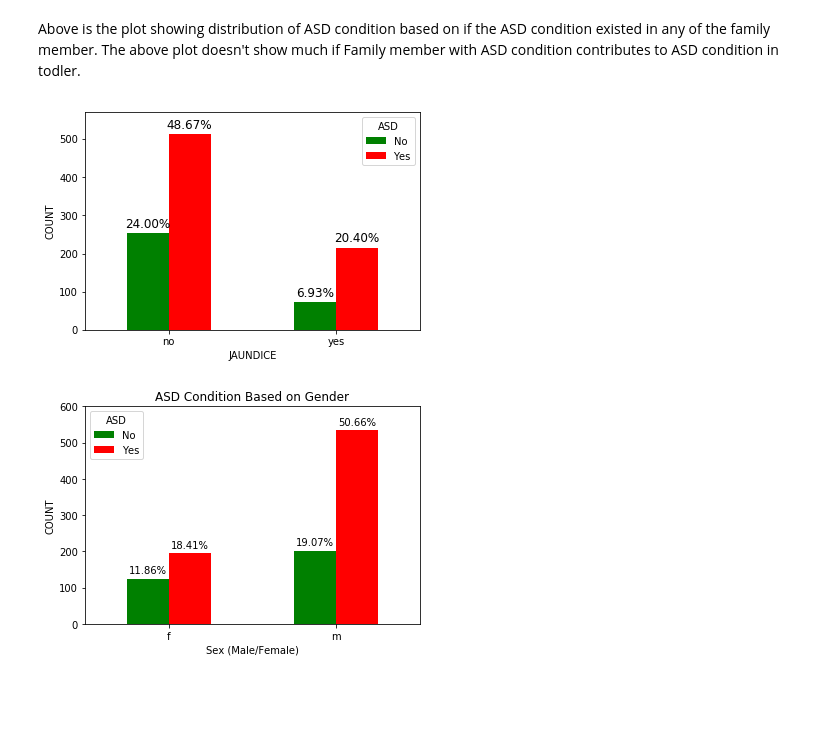
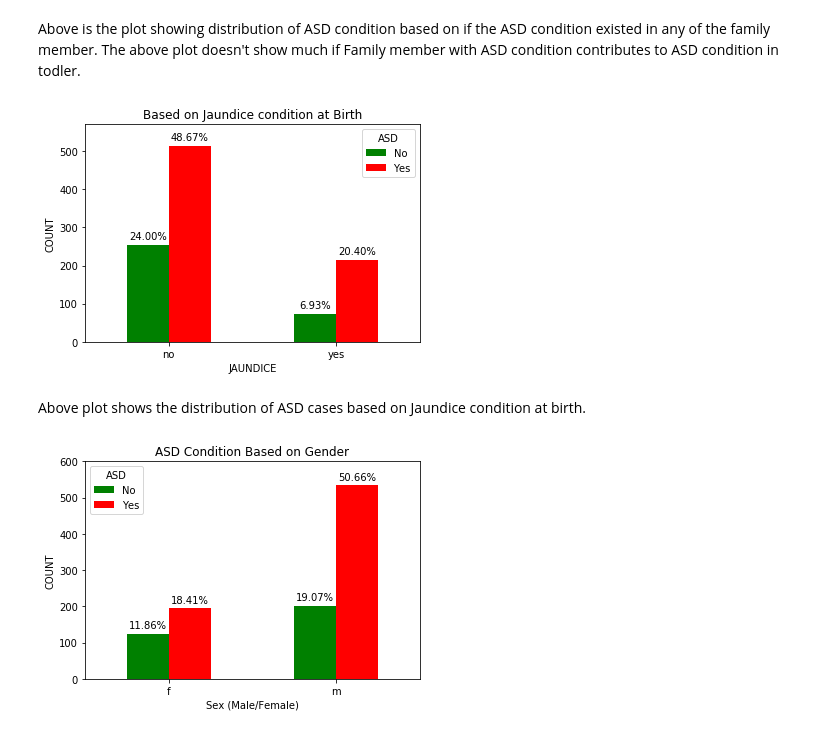
Before and after one commit to rajpragit/capstone, a Jupyter notebook: proj1/toddler-autism-model.ipynb, the cells around one changed output. Cells and saved outputs as stored; diff of their text form; code cells hidden in the pictures; blank space fills up the shorter version.

```diff
--- a/proj1/toddler-autism-model.ipynb
+++ b/proj1/toddler-autism-model.ipynb
@@ -176,22 +176,25 @@ Above is the plot showing distribution of ASD condition based on if the ASD cond
 # %%
 #pd.crosstab(data.ASD, data.Jaundice).plot(kind='bar')
 ax=pd.crosstab(data.Jaundice, data.ASD).plot(kind='bar', stacked=False, color=['green','red'], grid=False)
 #ct=pd.crosstab(data.Jaundice, data.ASD)
 #print(ct)
 plt.ylabel("COUNT", fontsize=10)
 plt.xlabel("JAUNDICE", fontsize=10)
+ax.set_title("Based on Jaundice condition at Birth", fontsize=12)
 plt.ylim(0, 570)
 for p in ax.patches:
     height = p.get_height()
     #print(height)
     ax.text(p.get_x()+p.get_width()/2.,
     height + 15,
     '{:1.2f}%'.format(height/total*100) ,
-    ha="center", fontsize=12)
+    ha="center", fontsize=10)
 ax.set_xticklabels(ax.get_xticklabels(), rotation=0, ha="center", fontsize=10)
 plt.show()
 # %% [output]
-[figure, old version]
+[figure, new version]
+# %% [markdown]
+Above plot shows the distribution of ASD cases based on Jaundice condition at birth.
 # %%
 ax=pd.crosstab(data.Sex, data.ASD).plot(kind='bar', stacked=False, color=['green','red'], grid=False)
 plt.ylabel("COUNT", fontsize=10)
```
Also changed, not shown: parts of 2 cells of this notebook.
